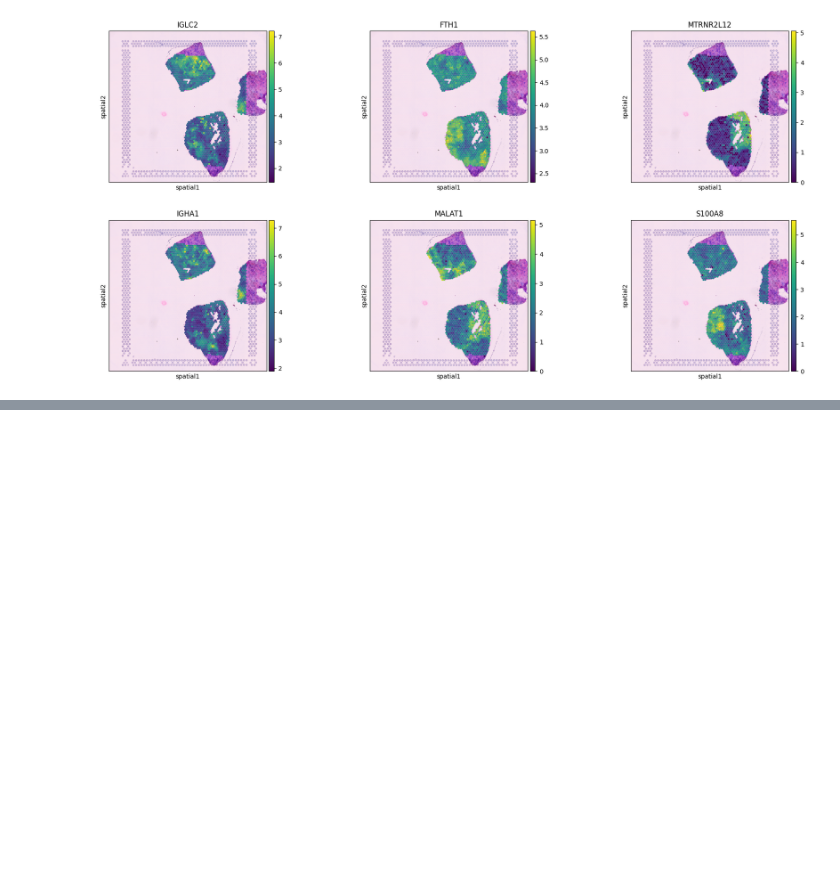
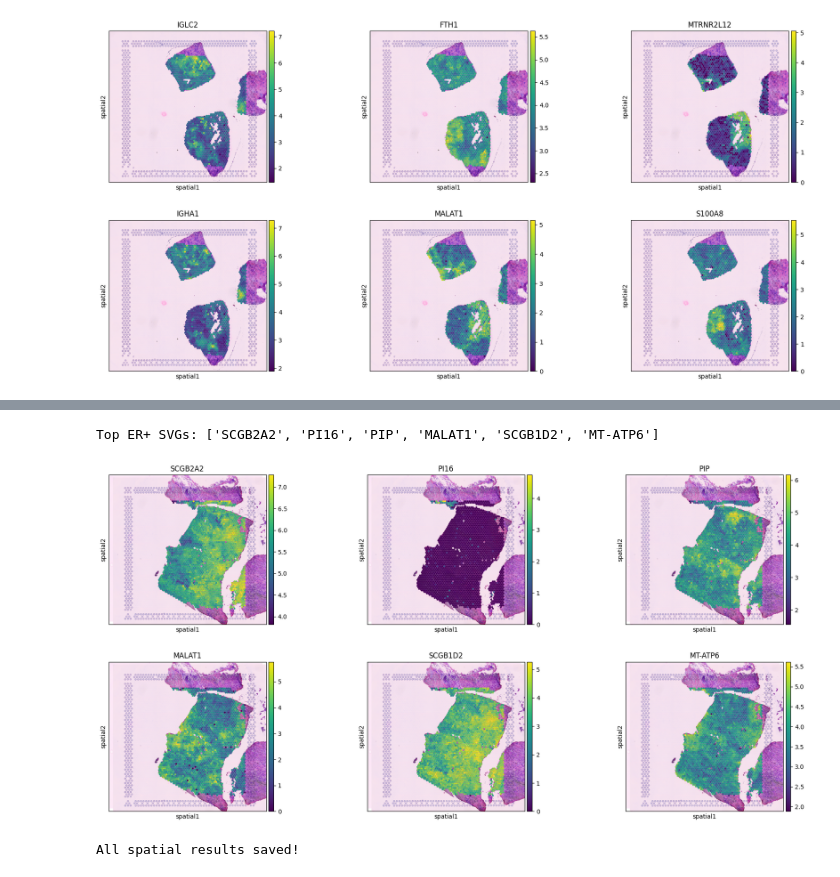
Before and after one commit to ys5320/scrna_breast_cancer, a Jupyter notebook: notebooks/04_spatial_transcriptomics.ipynb, the cells around one changed output, grey strips where cells are left out. Drawn from its saved outputs; the diff is of its cells as text; code cells hidden in the pictures; blank space fills up the shorter version.

Commit message:
Add Project 4: spatial transcriptomics analysis of primary breast tumours

```diff
--- a/notebooks/04_spatial_transcriptomics.ipynb
+++ b/notebooks/04_spatial_transcriptomics.ipynb
@@ -419,3 +423,33 @@ RPS27      0.453907
 MGP        0.435457
 CLU        0.428776
 MT-ND1     0.419021
+# %%
+# plot top ER+ SVGs
+top_svgs_erp = svgs_erp.head(6).index.tolist()
+print(f"Top ER+ SVGs: {top_svgs_erp}")
+
+sq.pl.spatial_scatter(adata_erp,
+                      library_id=sample_erp,
+                      color=top_svgs_erp,
+                      img=True,
+                      size=1.5,
+                      ncols=3,
+                      save='spatial_svgs_CID4290.png')
+# %% [output]
+Top ER+ SVGs: ['SCGB2A2', 'PI16', 'PIP', 'MALAT1', 'SCGB1D2', 'MT-ATP6']
+[figure, added]
+# %%
+# save individual sample objects with spatial info
+for sample_id, adata_s in adatas.items():
+    adata_s.write(RESULTS_DIR + f'spatial_{sample_id}.h5ad')
+
+# save merged object
+adata_merged.write(RESULTS_DIR + 'spatial_merged.h5ad')
+
+# save SVG results
+svgs.to_csv(RESULTS_DIR + 'svgs_TNBC_CID4465.csv')
+svgs_erp.to_csv(RESULTS_DIR + 'svgs_ER_CID4290.csv')
+
+print("All spatial results saved!")
+# %% [output]
+All spatial results saved!
```
Also changed, not shown: parts of 5 cells of this notebook.
